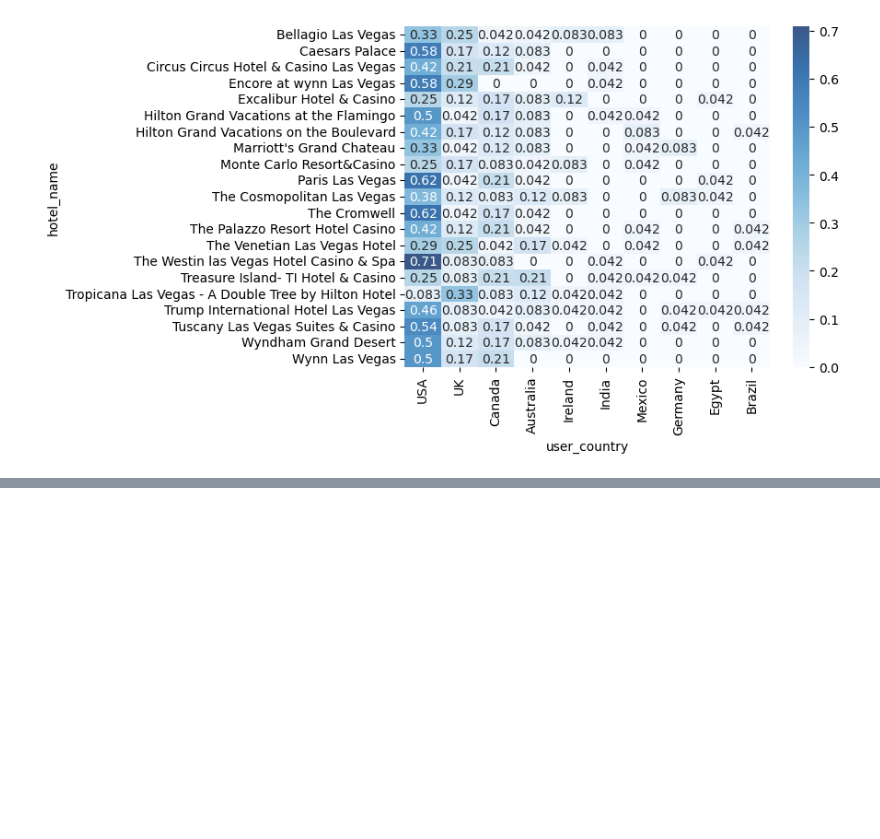
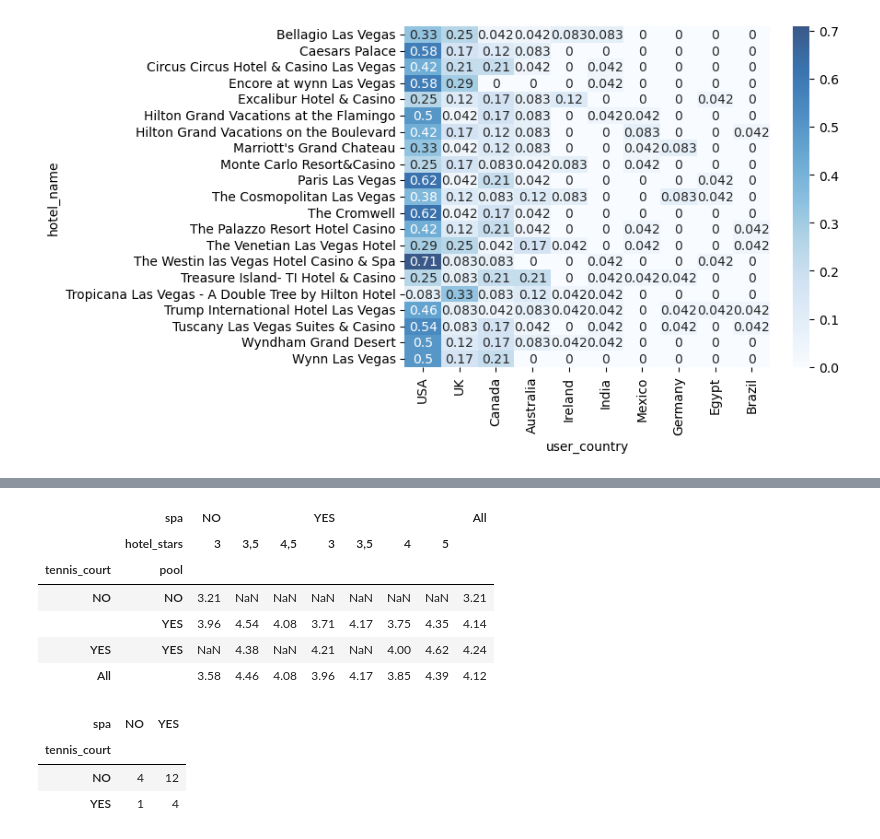
Before and after one commit to scottstossel/python-practice, a Jupyter notebook: PandasAggregations.ipynb, the cells around one changed output, grey strips where cells are left out. Saved outputs shown, nothing was run; the diff lists cells and outputs as text; code cells hidden in the pictures; blank space fills up the shorter version.

```diff
--- a/PandasAggregations.ipynb
+++ b/PandasAggregations.ipynb
@@ -530,0 +544,17 @@ sns.heatmap(by_hotel.apply(country_counts), annot=True, cmap='Blues', alpha=.8)
+# %%
+H.pivot_table(values = 'mean_score', index=['tennis_court', 'pool'], columns=['spa', 'hotel_stars'], margins=True)
+# %% [output]
+|  | spa | NO |  |  | YES |  |  |  | All |
+|  | hotel_stars | 3 | 3,5 | 4,5 | 3 | 3,5 | 4 | 5 |  |
+| tennis_court | pool |  |  |  |  |  |  |  |  |
+| NO | NO | 3.21 | NaN | NaN | NaN | NaN | NaN | NaN | 3.21 |
+|  | YES | 3.96 | 4.54 | 4.08 | 3.71 | 4.17 | 3.75 | 4.35 | 4.14 |
+| YES | YES | NaN | 4.38 | NaN | 4.21 | NaN | 4.00 | 4.62 | 4.24 |
+| All |  | 3.58 | 4.46 | 4.08 | 3.96 | 4.17 | 3.85 | 4.39 | 4.12 |
+# %%
+H.pivot_table(values = 'mean_score', index='tennis_court', columns='spa', aggfunc='count')
+# %% [output]
+| spa | NO | YES |
+| tennis_court |  |  |
+| NO | 4 | 12 |
+| YES | 1 | 4 |
```
Also changed, not shown: parts of 1 cell of this notebook.
